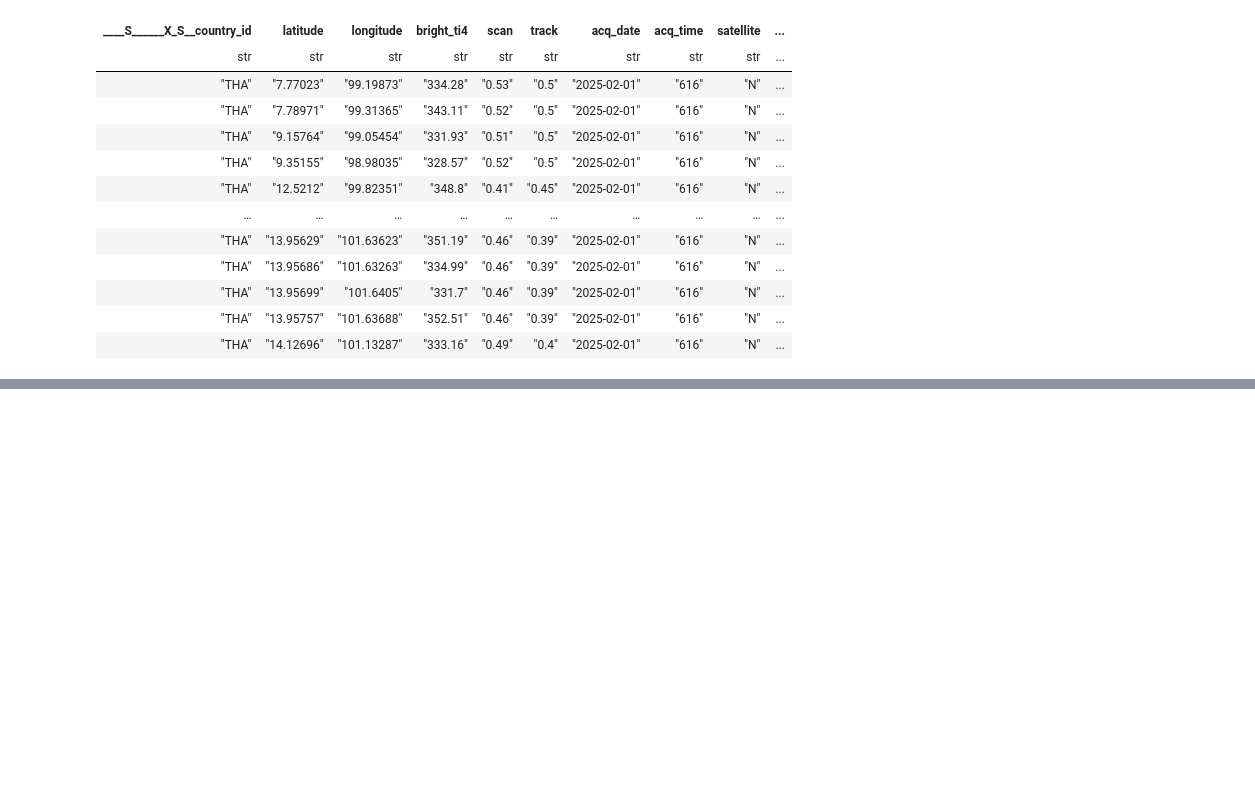
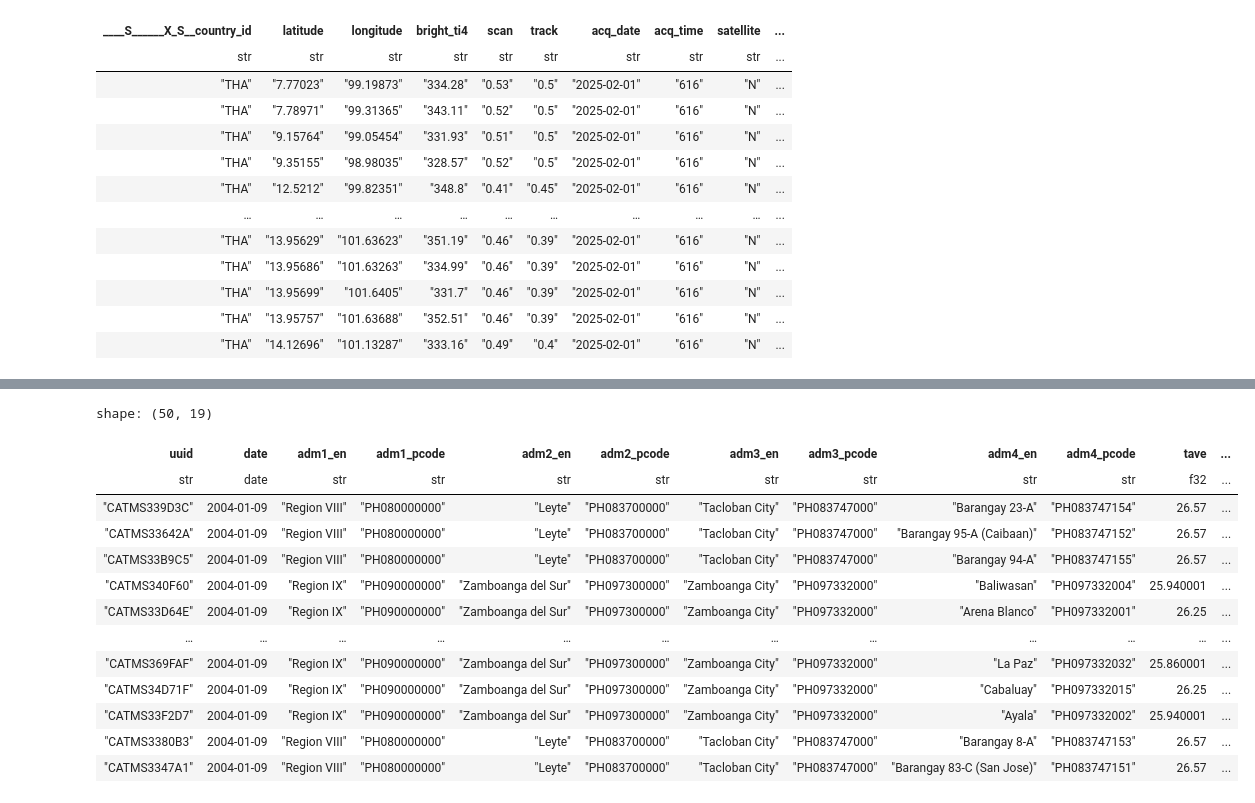
Before and after one commit to dafrose-bajaro/analytics-repo, a Jupyter notebook: notebooks/00_experiment.ipynb, the cells around one changed output, grey strips where cells are left out. Drawn from its saved outputs; the diff is of its cells as text; code cells hidden in the pictures; blank space fills up the shorter version.

```diff
--- a/notebooks/00_experiment.ipynb
+++ b/notebooks/00_experiment.ipynb
@@ -72,0 +98,43 @@ shape: (50, 16)
+# %%
+# sample query
+project_cchain_climate_atmosphere_clean = conn.sql("""
+    SELECT
+        CAST(uuid AS VARCHAR) AS uuid,
+        CAST(date AS DATE) AS date,
+        CAST(adm1_en AS VARCHAR) AS adm1_en,
+        CAST(adm1_pcode AS VARCHAR) AS adm1_pcode,
+        CAST(adm2_en AS VARCHAR) AS adm2_en,
+        CAST(adm2_pcode AS VARCHAR) AS adm2_pcode,
+        CAST(adm3_en AS VARCHAR) AS adm3_en,
+        CAST(adm3_pcode AS VARCHAR) AS adm3_pcode,
+        CAST(adm4_en AS VARCHAR) AS adm4_en,
+        CAST(adm4_pcode AS VARCHAR) AS adm4_pcode,
+        COALESCE(CAST(tave AS FLOAT), 0) AS tave,
+        COALESCE(CAST(tmin AS FLOAT), 0) AS tmin,
+        COALESCE(CAST(tmax AS FLOAT), 0) AS tmax,
+        COALESCE(CAST(heat_index AS FLOAT), 0) AS heat_index,
+        COALESCE(CAST(pr AS FLOAT), 0) AS pr,
+        COALESCE(CAST(wind_speed AS FLOAT), 0) AS wind_speed,
+        COALESCE(CAST(rh AS FLOAT), 0) AS rh,
+        COALESCE(CAST(solar_rad AS FLOAT), 0) AS solar_rad,
+        COALESCE(CAST(uv_rad AS FLOAT), 0) AS uv_rad
+    FROM public.project_cchain_climate_atmosphere_raw
+    ORDER BY pr ASC
+    LIMIT 50;
+    """).pl()
+project_cchain_climate_atmosphere_clean
+# %% [output]
+shape: (50, 19)
+| uuid | date | adm1_en | adm1_pcode | adm2_en | adm2_pcode | adm3_en | adm3_pcode | adm4_en | adm4_pcode | tave | ... |
+| str | date | str | str | str | str | str | str | str | str | f32 | ... |
+| "CATMS339D3C" | 2004-01-09 | "Region VIII" | "PH080000000" | "Leyte" | "PH083700000" | "Tacloban City" | "PH083747000" | "Barangay 23-A" | "PH083747154" | 26.57 | ... |
+| "CATMS33642A" | 2004-01-09 | "Region VIII" | "PH080000000" | "Leyte" | "PH083700000" | "Tacloban City" | "PH083747000" | "Barangay 95-A (Caibaan)" | "PH083747152" | 26.57 | ... |
+| "CATMS33B9C5" | 2004-01-09 | "Region VIII" | "PH080000000" | "Leyte" | "PH083700000" | "Tacloban City" | "PH083747000" | "Barangay 94-A" | "PH083747155" | 26.57 | ... |
+| "CATMS340F60" | 2004-01-09 | "Region IX" | "PH090000000" | "Zamboanga del Sur" | "PH097300000" | "Zamboanga City" | "PH097332000" | "Baliwasan" | "PH097332004" | 25.940001 | ... |
+| "CATMS33D64E" | 2004-01-09 | "Region IX" | "PH090000000" | "Zamboanga del Sur" | "PH097300000" | "Zamboanga City" | "PH097332000" | "Arena Blanco" | "PH097332001" | 26.25 | ... |
+| … | … | … | … | … | … | … | … | … | … | … | ... |
+| "CATMS369FAF" | 2004-01-09 | "Region IX" | "PH090000000" | "Zamboanga del Sur" | "PH097300000" | "Zamboanga City" | "PH097332000" | "La Paz" | "PH097332032" | 25.860001 | ... |
+| "CATMS34D71F" | 2004-01-09 | "Region IX" | "PH090000000" | "Zamboanga del Sur" | "PH097300000" | "Zamboanga City" | "PH097332000" | "Cabaluay" | "PH097332015" | 26.25 | ... |
+| "CATMS33F2D7" | 2004-01-09 | "Region IX" | "PH090000000" | "Zamboanga del Sur" | "PH097300000" | "Zamboanga City" | "PH097332000" | "Ayala" | "PH097332002" | 25.940001 | ... |
+| "CATMS3380B3" | 2004-01-09 | "Region VIII" | "PH080000000" | "Leyte" | "PH083700000" | "Tacloban City" | "PH083747000" | "Barangay 8-A" | "PH083747153" | 26.57 | ... |
+| "CATMS3347A1" | 2004-01-09 | "Region VIII" | "PH080000000" | "Leyte" | "PH083700000" | "Tacloban City" | "PH083747000" | "Barangay 83-C (San Jose)" | "PH083747151" | 26.57 | ... |
```
Also changed, not shown: parts of 7 cells of this notebook, 3 other files.
